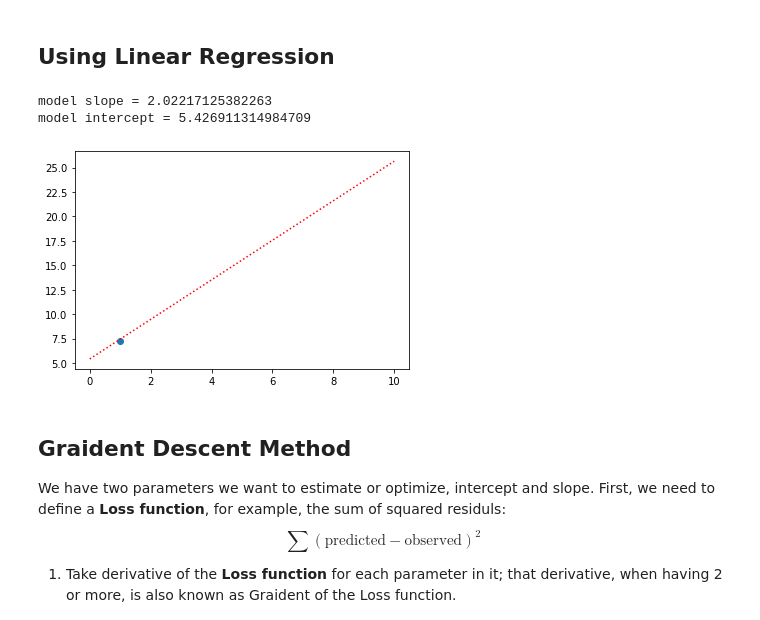
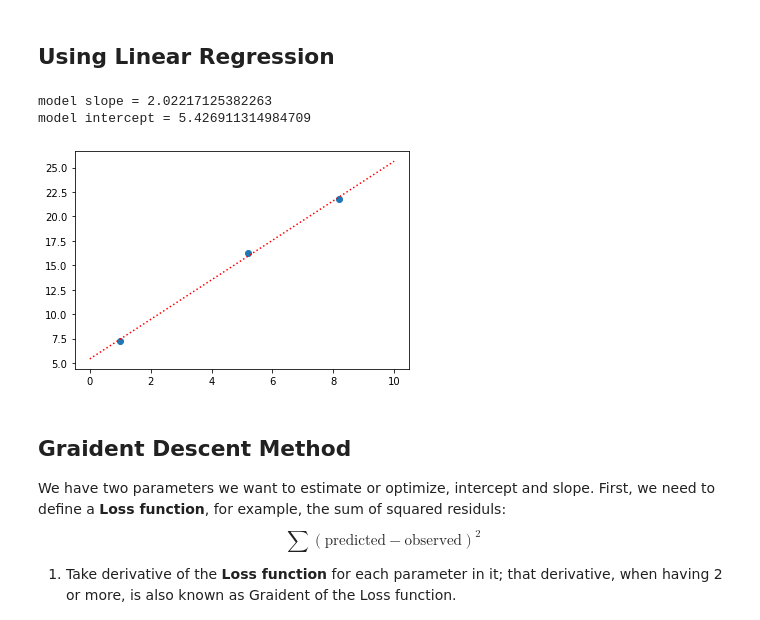
Before and after one commit to fwang2/summit-ml, a Jupyter notebook: DL/gd-general.ipynb, the cells around one changed output. Drawn from its saved outputs; the diff is of its cells as text; code cells hidden in the pictures.

```diff
--- a/DL/gd-general.ipynb
+++ b/DL/gd-general.ipynb
@@ -28,19 +28,19 @@ x = [5.2 8.2 1. ], y = [16.3 21.8  7.3]
 # %%
 from sklearn.linear_model import LinearRegression
 model = LinearRegression(fit_intercept=True)
 model.fit(x_data[:, np.newaxis], y_data)
 
 xfit = np.linspace(0, 10, 50)
 yfit = model.predict(xfit[:, np.newaxis])
-plt.scatter(x,y)
+plt.scatter(x_data,y_data)
 plt.plot(xfit, yfit, ':r')
 
 print(f"model slope = {model.coef_[0]}")
 print(f"model intercept = {model.intercept_}")
 # %% [output]
 model slope = 2.02217125382263
 model intercept = 5.426911314984709
-[figure, old version]
+[figure, new version]
 # %% [markdown]
 ## Graident Descent Method
 
```
